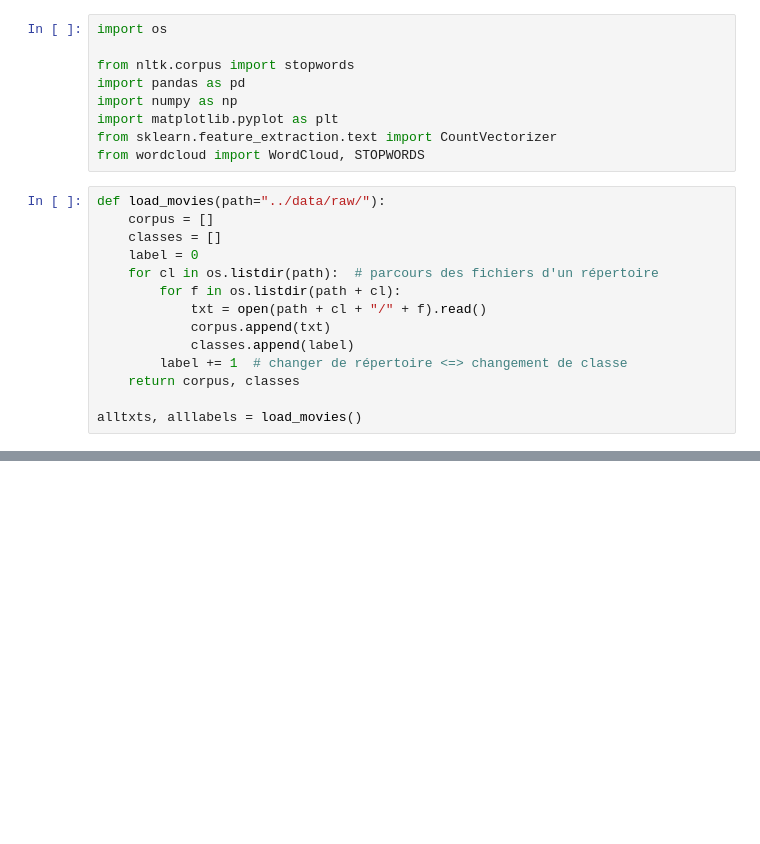
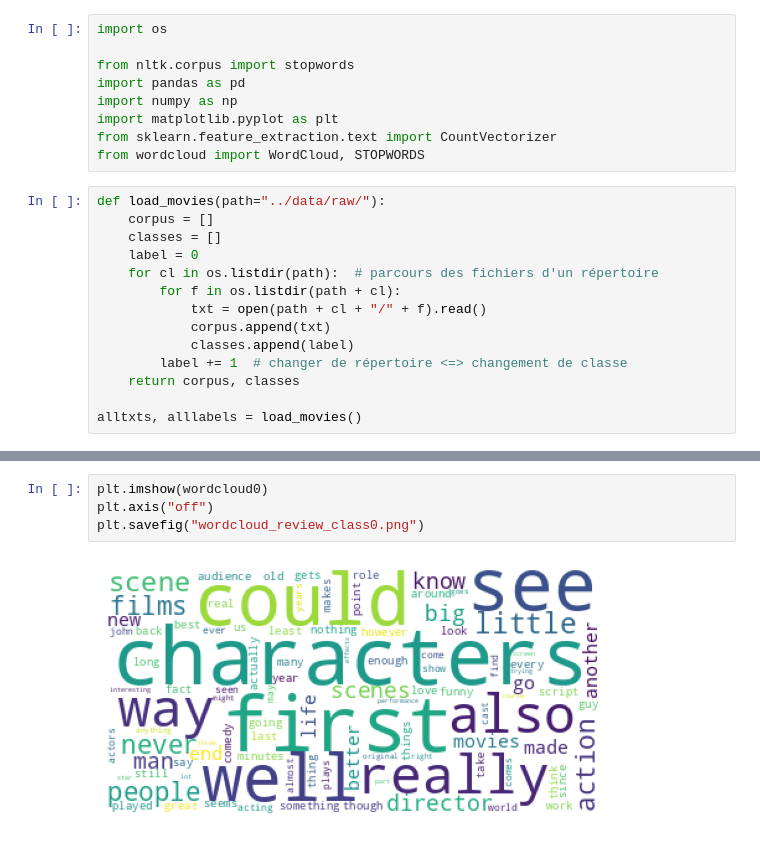
Before and after one commit to CharlesAttend/RITAL-Projet1, a Jupyter notebook: part2_review/reports/1.0-exploration-wordclouds.ipynb, the cells around one changed output, grey strips where cells are left out. Cells and saved outputs as stored; diff of their text form; blank space fills up the shorter version.

```diff
--- a/part2_review/reports/1.0-exploration-wordclouds.ipynb
+++ b/part2_review/reports/1.0-exploration-wordclouds.ipynb
@@ -276,3 +279,9 @@ movies         635
 plot           596
 us             588
 dtype: int64
+# %%
+plt.imshow(wordcloud0)
+plt.axis("off")
+plt.savefig("wordcloud_review_class0.png")
+# %% [output]
+[figure, added]
```
Also changed, not shown: parts of 6 cells of this notebook, 3 other files.
